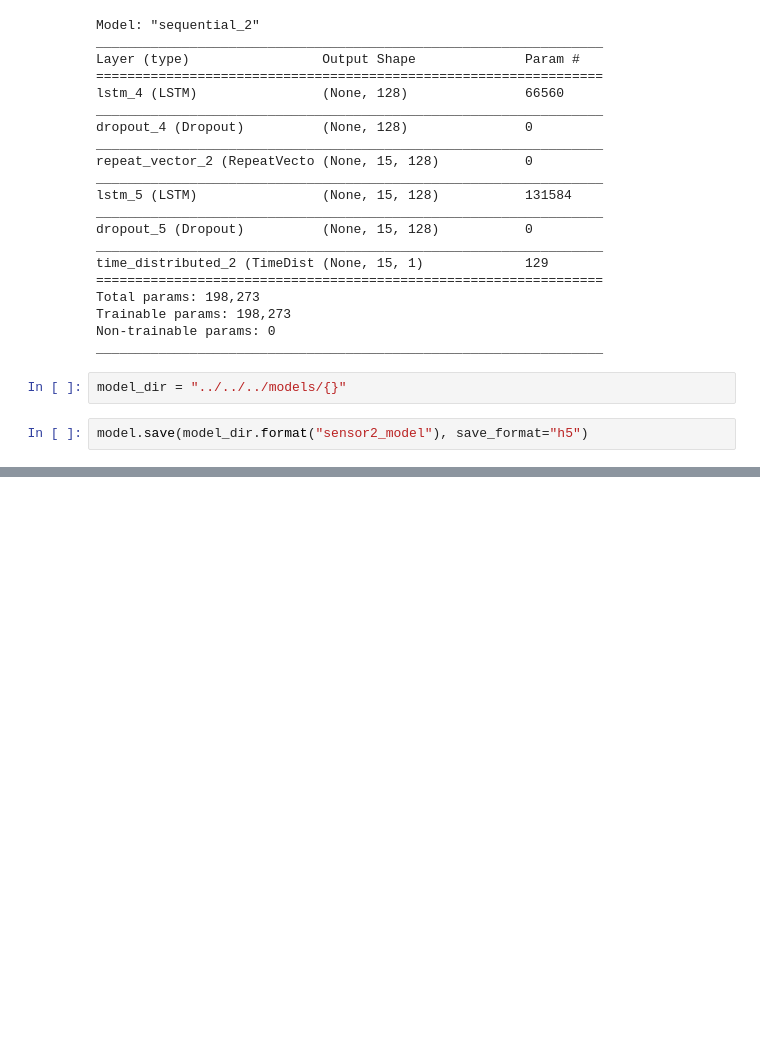
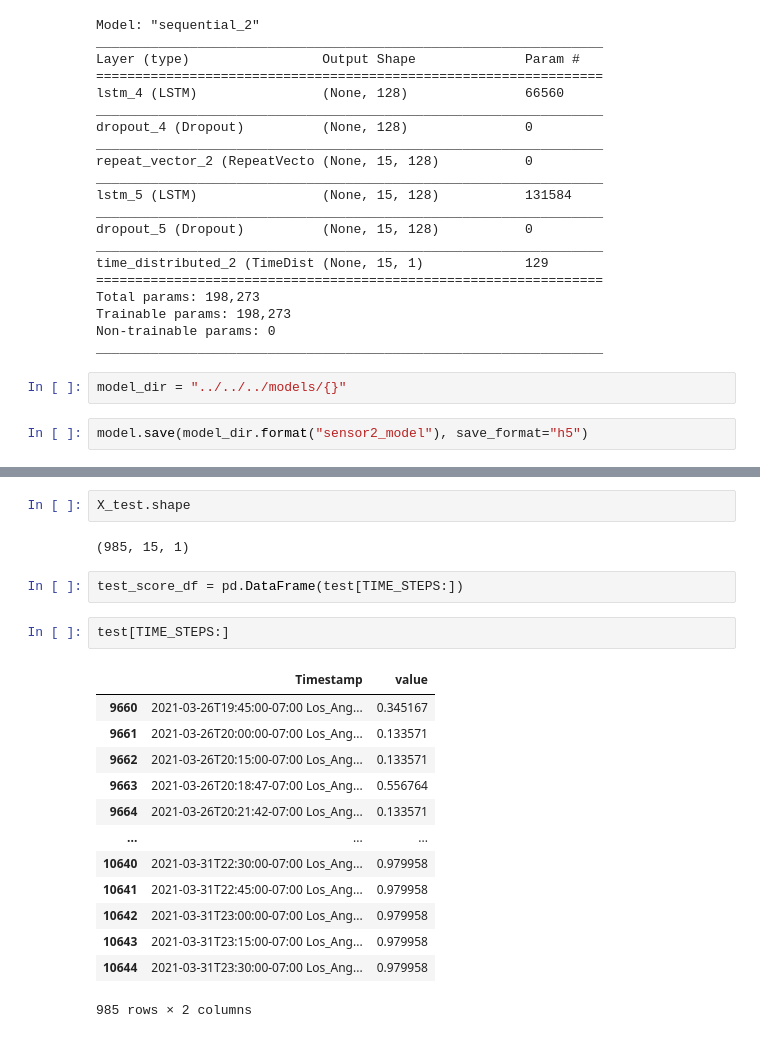
Before and after one commit to ubco-mds-2020-labs/w2020-data599-capstone-projects-ubc-udl, a Jupyter notebook: research/notebook-demo/lstm_sensor2.ipynb, the cells around one changed output, grey strips where cells are left out. Saved outputs shown, nothing was run; the diff lists cells and outputs as text; blank space fills up the shorter version.

```diff
--- a/research/notebook-demo/lstm_sensor2.ipynb
+++ b/research/notebook-demo/lstm_sensor2.ipynb
@@ -297,0 +331,22 @@ model.save(model_dir.format("sensor2_model"), save_format="h5")
+# %%
+X_test.shape
+# %% [output]
+(985, 15, 1)
+# %%
+test_score_df = pd.DataFrame(test[TIME_STEPS:])
+# %%
+test[TIME_STEPS:]
+# %% [output]
+|  | Timestamp | value |
+| 9660 | 2021-03-26T19:45:00-07:00 Los_Ang... | 0.345167 |
+| 9661 | 2021-03-26T20:00:00-07:00 Los_Ang... | 0.133571 |
+| 9662 | 2021-03-26T20:15:00-07:00 Los_Ang... | 0.133571 |
+| 9663 | 2021-03-26T20:18:47-07:00 Los_Ang... | 0.556764 |
+| 9664 | 2021-03-26T20:21:42-07:00 Los_Ang... | 0.133571 |
+| ... | ... | ... |
+| 10640 | 2021-03-31T22:30:00-07:00 Los_Ang... | 0.979958 |
+| 10641 | 2021-03-31T22:45:00-07:00 Los_Ang... | 0.979958 |
+| 10642 | 2021-03-31T23:00:00-07:00 Los_Ang... | 0.979958 |
+| 10643 | 2021-03-31T23:15:00-07:00 Los_Ang... | 0.979958 |
+| 10644 | 2021-03-31T23:30:00-07:00 Los_Ang... | 0.979958 |
+985 rows × 2 columns
```
Also changed, not shown: parts of 5 cells of this notebook.
